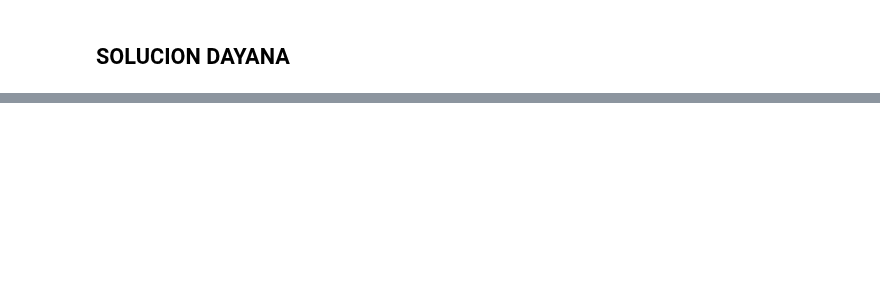
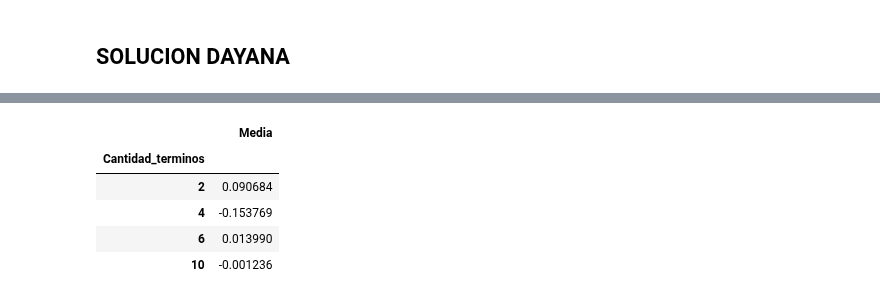
Before and after one commit to DayanaNavarro/TAREA_8, a Jupyter notebook: TAREA_8.NavarroValenciaDayana_VazquezVargasCristina.ipynb, the cells around one changed output, grey strips where cells are left out. Saved outputs shown, nothing was run; the diff lists cells and outputs as text; code cells hidden in the pictures; blank space fills up the shorter version.

```diff
--- a/TAREA_8.NavarroValenciaDayana_VazquezVargasCristina.ipynb
+++ b/TAREA_8.NavarroValenciaDayana_VazquezVargasCristina.ipynb
@@ -37,0 +204,31 @@ Además use el método de estratificación donde se divide en B estratos, visto
+# %%
+def estratificado(N:'Cantidad de Estratos'):
+    B = N
+    U = np.random.rand(N) #Distribucion entre 0 y 1
+    i = np.arange(0, B)
+    m_estratificado = (U + i) / B
+    return m_estratificado
+
+np.random.seed(514)
+#llamo la función estratificada para generar U
+N = [2,4,6,10]
+muestras = list(map(lambda y: estratificado(y),N))
+
+#Itero sobre dos listas una que vaya evaluando la inversa en el vector y
+#otra lista que jale cada vector generado con la función de estraificado en estrato_b
+estra = list(map(lambda i:list(map(lambda m:f_inv(m),i)),muestras))
+
+#Sacar el promedio de cada vector de soluciones
+estratificado = list(map(lambda x: sum(x)/len(x),estra))
+
+df = pd.DataFrame(index=N,columns=['Media'], dtype='float')
+df.index.name = "Cantidad_terminos"
+df.loc[N,"Media"] = estratificado
+df
+# %% [output]
+|  | Media |
+| Cantidad_terminos |  |
+| 2 | 0.090684 |
+| 4 | -0.153769 |
+| 6 | 0.013990 |
+| 10 | -0.001236 |
```
Also changed, not shown: parts of 16 cells of this notebook.
